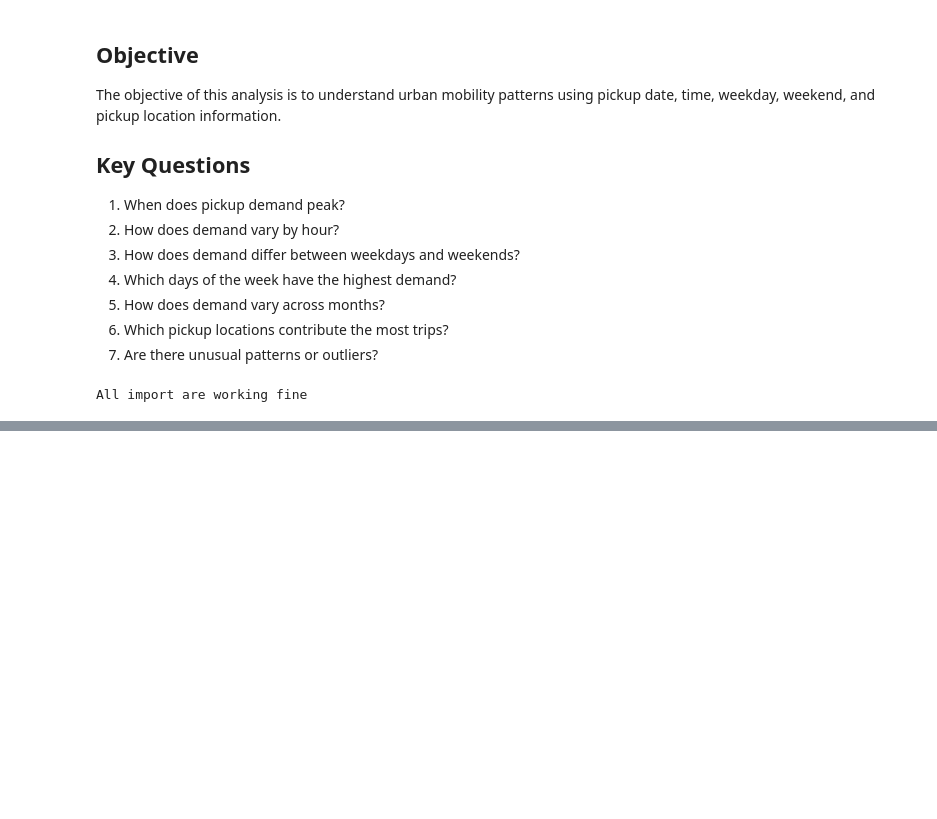
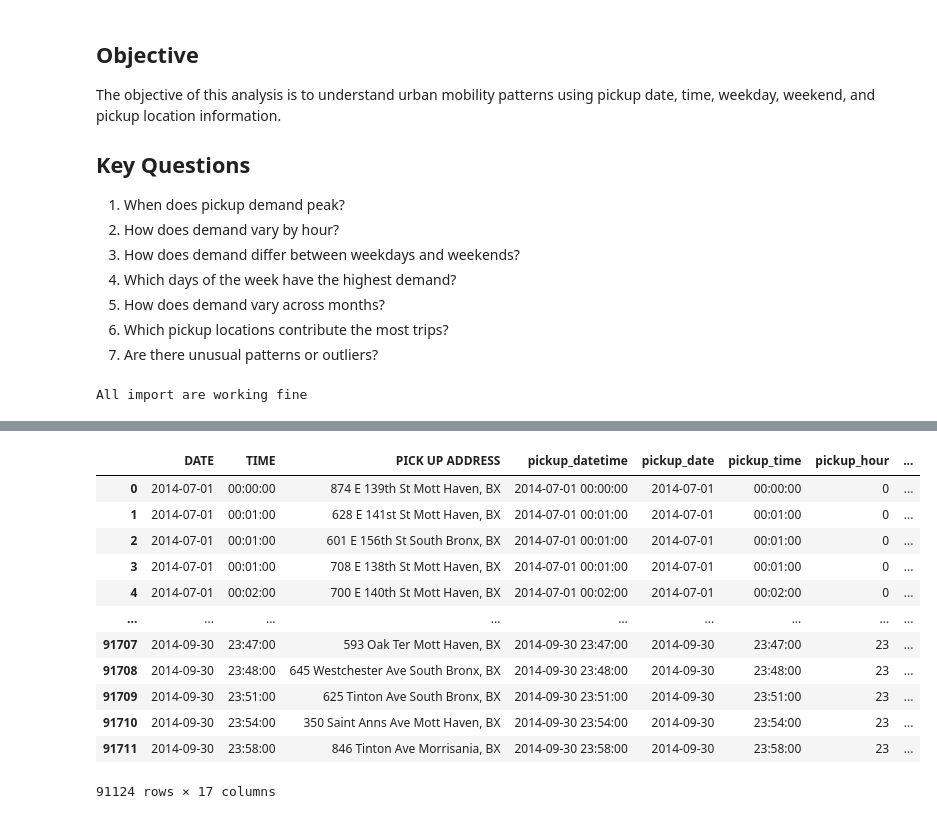
Before and after one commit to abhishekmahto01/DS-365, a Jupyter notebook: Urban_Mobility_Analytics/notebooks/01_exploratory_data_analysis.ipynb, the cells around one changed output, grey strips where cells are left out. Cells and saved outputs as stored; diff of their text form; code cells hidden in the pictures; blank space fills up the shorter version.

```diff
--- a/Urban_Mobility_Analytics/notebooks/01_exploratory_data_analysis.ipynb
+++ b/Urban_Mobility_Analytics/notebooks/01_exploratory_data_analysis.ipynb
@@ -43,0 +81,11 @@ Database connection succesfully established!
+# %%
+query = """
+SELECT table_name
+FROM information_schema.tables
+WHERE table_schema = 'public';
+"""
+
+tables_df = pd.read_sql(query, engine)
+
+print("\nTables in Database:")
+print(tables_df)
@@ -43,0 +110,4 @@ Database connection succesfully established!
+# %%
+first_table = tables_df["table_name"].iloc[0]
+
+print(f"\nLoading Table: {first_table}")
@@ -43,0 +230,4 @@ Database connection succesfully established!
+# %%
+df = load_data(engine, first_table)
+# %%
+cleaned_df = clean_dataset(df)
@@ -43,0 +278,16 @@ Database connection succesfully established!
+# %%
+cleaned_df
+# %% [output]
+|  | DATE | TIME | PICK UP ADDRESS | pickup_datetime | pickup_date | pickup_time | pickup_hour | ... |
+| 0 | 2014-07-01 | 00:00:00 | 874 E 139th St Mott Haven, BX | 2014-07-01 00:00:00 | 2014-07-01 | 00:00:00 | 0 | ... |
+| 1 | 2014-07-01 | 00:01:00 | 628 E 141st St Mott Haven, BX | 2014-07-01 00:01:00 | 2014-07-01 | 00:01:00 | 0 | ... |
+| 2 | 2014-07-01 | 00:01:00 | 601 E 156th St South Bronx, BX | 2014-07-01 00:01:00 | 2014-07-01 | 00:01:00 | 0 | ... |
+| 3 | 2014-07-01 | 00:01:00 | 708 E 138th St Mott Haven, BX | 2014-07-01 00:01:00 | 2014-07-01 | 00:01:00 | 0 | ... |
+| 4 | 2014-07-01 | 00:02:00 | 700 E 140th St Mott Haven, BX | 2014-07-01 00:02:00 | 2014-07-01 | 00:02:00 | 0 | ... |
+| ... | ... | ... | ... | ... | ... | ... | ... | ... |
+| 91707 | 2014-09-30 | 23:47:00 | 593 Oak Ter Mott Haven, BX | 2014-09-30 23:47:00 | 2014-09-30 | 23:47:00 | 23 | ... |
+| 91708 | 2014-09-30 | 23:48:00 | 645 Westchester Ave South Bronx, BX | 2014-09-30 23:48:00 | 2014-09-30 | 23:48:00 | 23 | ... |
+| 91709 | 2014-09-30 | 23:51:00 | 625 Tinton Ave South Bronx, BX | 2014-09-30 23:51:00 | 2014-09-30 | 23:51:00 | 23 | ... |
+| 91710 | 2014-09-30 | 23:54:00 | 350 Saint Anns Ave Mott Haven, BX | 2014-09-30 23:54:00 | 2014-09-30 | 23:54:00 | 23 | ... |
+| 91711 | 2014-09-30 | 23:58:00 | 846 Tinton Ave Morrisania, BX | 2014-09-30 23:58:00 | 2014-09-30 | 23:58:00 | 23 | ... |
+91124 rows × 17 columns
```
Also changed, not shown: parts of 20 cells of this notebook.
